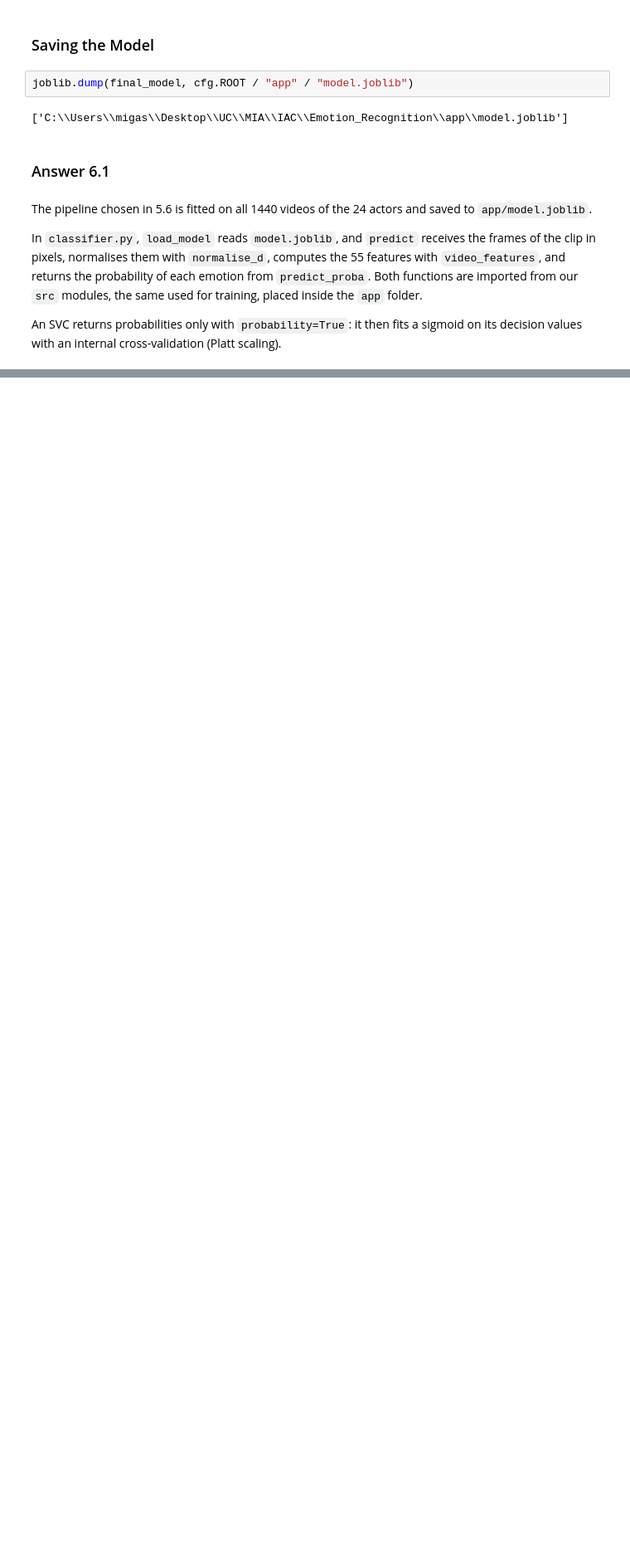
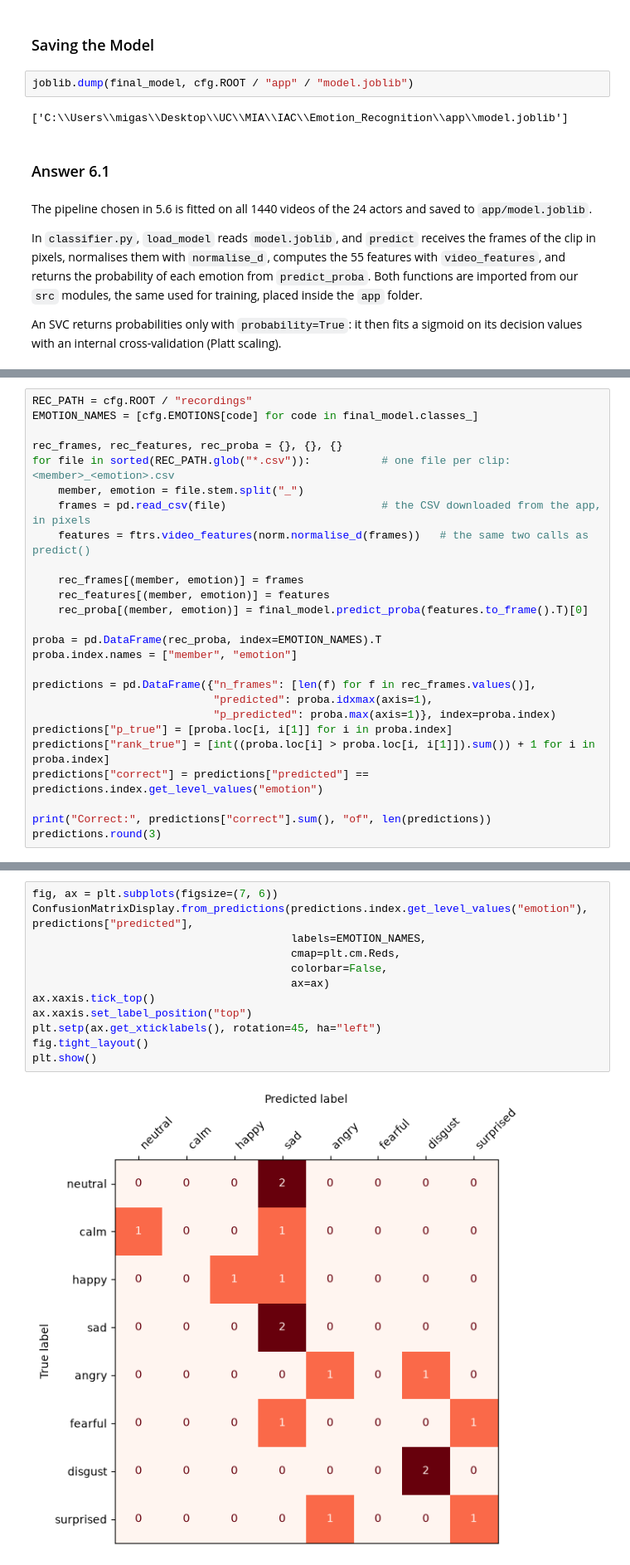
Before and after one commit to migasantunes/Emotion_Recognition, a Jupyter notebook: notebooks/06_deployment.ipynb, the cells around one changed output, grey strips where cells are left out. Shown at 83% size. Cells and saved outputs as stored; diff of their text form; blank space fills up the shorter version.

```diff
--- a/notebooks/06_deployment.ipynb
+++ b/notebooks/06_deployment.ipynb
@@ -56,0 +68,26 @@ An SVC returns probabilities only with `probability=True`: it then fits a sigmoi
+# %%
+REC_PATH = cfg.ROOT / "recordings"
+EMOTION_NAMES = [cfg.EMOTIONS[code] for code in final_model.classes_]
+
+rec_frames, rec_features, rec_proba = {}, {}, {}
+for file in sorted(REC_PATH.glob("*.csv")):           # one file per clip: <member>_<emotion>.csv
+    member, emotion = file.stem.split("_")
+    frames = pd.read_csv(file)                        # the CSV downloaded from the app, in pixels
+    features = ftrs.video_features(norm.normalise_d(frames))   # the same two calls as predict()
+
+    rec_frames[(member, emotion)] = frames
+    rec_features[(member, emotion)] = features
+    rec_proba[(member, emotion)] = final_model.predict_proba(features.to_frame().T)[0]
+
+proba = pd.DataFrame(rec_proba, index=EMOTION_NAMES).T
+proba.index.names = ["member", "emotion"]
+
+predictions = pd.DataFrame({"n_frames": [len(f) for f in rec_frames.values()],
+                            "predicted": proba.idxmax(axis=1),
+                            "p_predicted": proba.max(axis=1)}, index=proba.index)
+predictions["p_true"] = [proba.loc[i, i[1]] for i in proba.index]
+predictions["rank_true"] = [int((proba.loc[i] > proba.loc[i, i[1]]).sum()) + 1 for i in proba.index]
+predictions["correct"] = predictions["predicted"] == predictions.index.get_level_values("emotion")
+
+print("Correct:", predictions["correct"].sum(), "of", len(predictions))
+predictions.round(3)
@@ -56,0 +116,14 @@ An SVC returns probabilities only with `probability=True`: it then fits a sigmoi
+# %%
+fig, ax = plt.subplots(figsize=(7, 6))
+ConfusionMatrixDisplay.from_predictions(predictions.index.get_level_values("emotion"), predictions["predicted"],
+                                        labels=EMOTION_NAMES,
+                                        cmap=plt.cm.Reds,
+                                        colorbar=False,
+                                        ax=ax)
+ax.xaxis.tick_top()
+ax.xaxis.set_label_position("top")
+plt.setp(ax.get_xticklabels(), rotation=45, ha="left")
+fig.tight_layout()
+plt.show()
+# %% [output]
+[figure, added]
```
Also changed, not shown: parts of 30 cells of this notebook.
